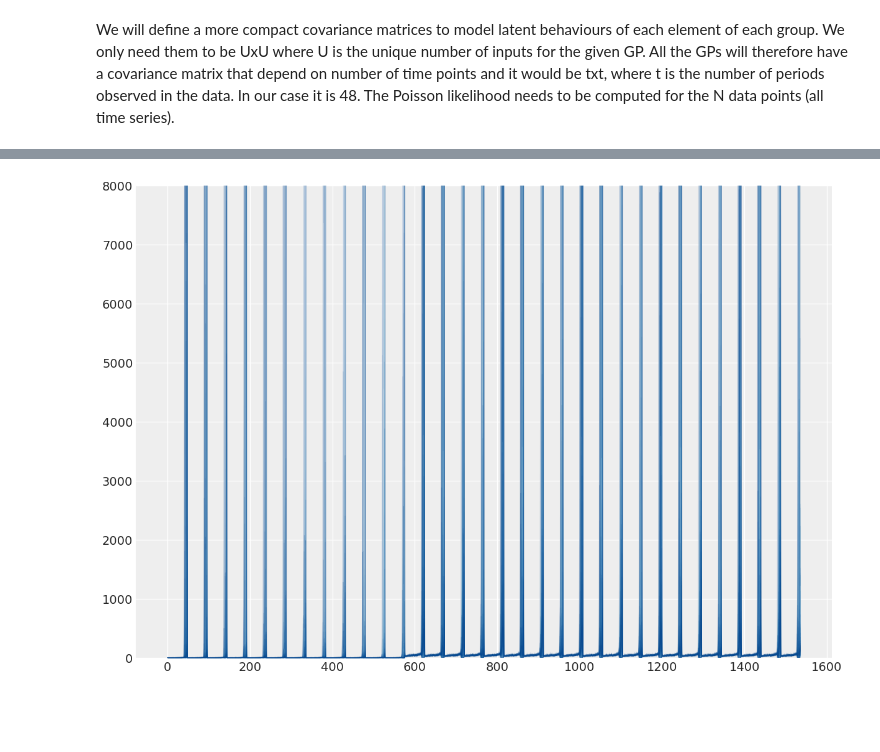
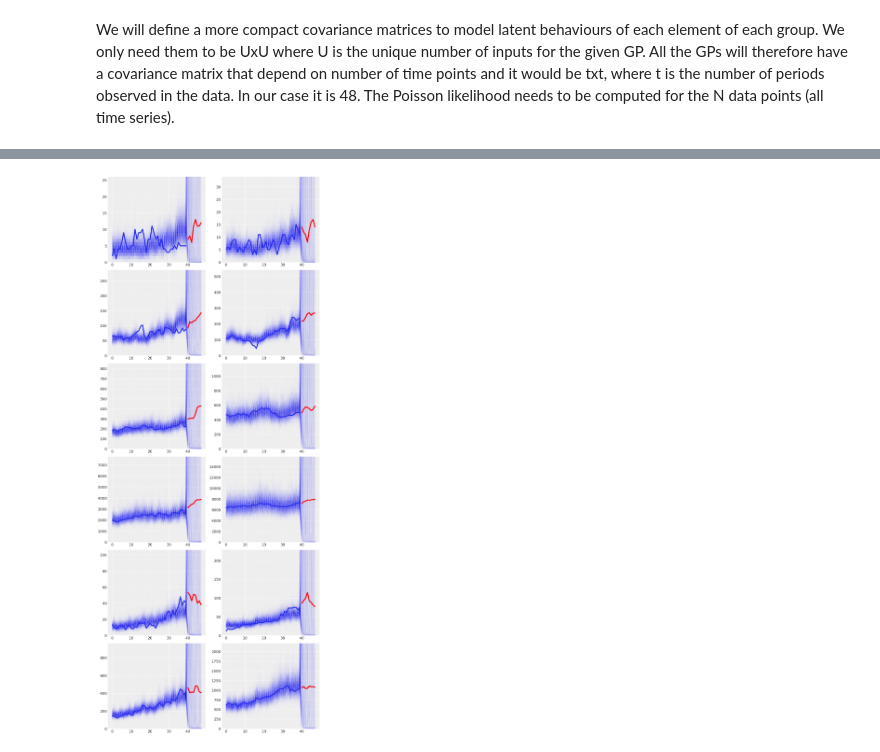
Before and after one commit to luisroque/Time-Series-Statistical-Models-Experiments, a Jupyter notebook: PhD_GP_ImprovedPerformance.ipynb, the cells around one changed output, grey strips where cells are left out. Cells and saved outputs as stored; diff of their text form; code cells hidden in the pictures; blank space fills up the shorter version.

Commit message:
refactor model code to be agnostic

```diff
--- a/PhD_GP_ImprovedPerformance.ipynb
+++ b/PhD_GP_ImprovedPerformance.ipynb
@@ -347,15 +346,15 @@ n_series_idx[7*n]
 # %%
-with model_h_cox_gp_cor:
+with model:
 
-    f_ = f_n0_mal + f_n0_sen + f_n0_nsw
+    f_ = sum(f_flat_new.values())
 
-    y_pred_new_7 = pm.Poisson("y_pred_new_7",
-                            mu=pm.math.exp(f_ + a0[n_series_idx[7*n]]),
-                            shape=X_new.shape[0])
+    y_pred_new = pm.Poisson("y_pred_new",
+                            mu=pm.math.exp(f_ + a0[n_series_idx]),
+                            shape=n_new * s)
 # %%
-with model_h_cox_gp_cor:
-    pred_samples0 = pm.sample_posterior_predictive([mp],
-                                                  vars=[y_pred_new_7],
-                                                  samples=100)
+with model:
+    pred_samples = pm.sample_posterior_predictive([mp],
+                                                  vars=[y_pred_new],
+                                                  samples=200)
 # %% [output]
 [interactive output not drawn]
@@ -417,15 +361,11 @@ with model_h_cox_gp_cor:
-# %%
-with model_h_cox_gp_cor:
-    pred_samples = pm.sample_posterior_predictive([mp],
-                                                  vars=[y_pred_new],
-                                                  samples=100)
-# %%
-fig, ax = plt.subplots(figsize=(12,8))
-ax = np.ravel(ax)
-ax = fig.gca()
-
-plot_gp_dist(ax, pred_samples['y_pred_new'], np.arange(n*s), palette="Blues", fill_alpha=0.1, samples_alpha=0.1);
-#plt.plot(np.arange(n),y[:,0])
-plt.ylim(0,8000);
-# %% [output]
-[figure, removed]
+# %%
+fig, ax = plt.subplots(6, 2, figsize=(12,30))
+ax = np.ravel(ax)
+
+for i in range(12):
+    ax[i].plot(np.arange(n_new), pred_samples['y_pred_new'].T[i*n:i*n+n,:], alpha=0.003, color='blue')
+    ax[i].set_ylim(0,max(y[:,i])*2)
+    ax[i].plot(y[:-8,i])
+    ax[i].plot(np.arange(n_new -8, n_new), y[n_new-8:,i], color='r');
+# %% [output]
+[figure, added]
```
Also changed, not shown: parts of 16 cells of this notebook.
